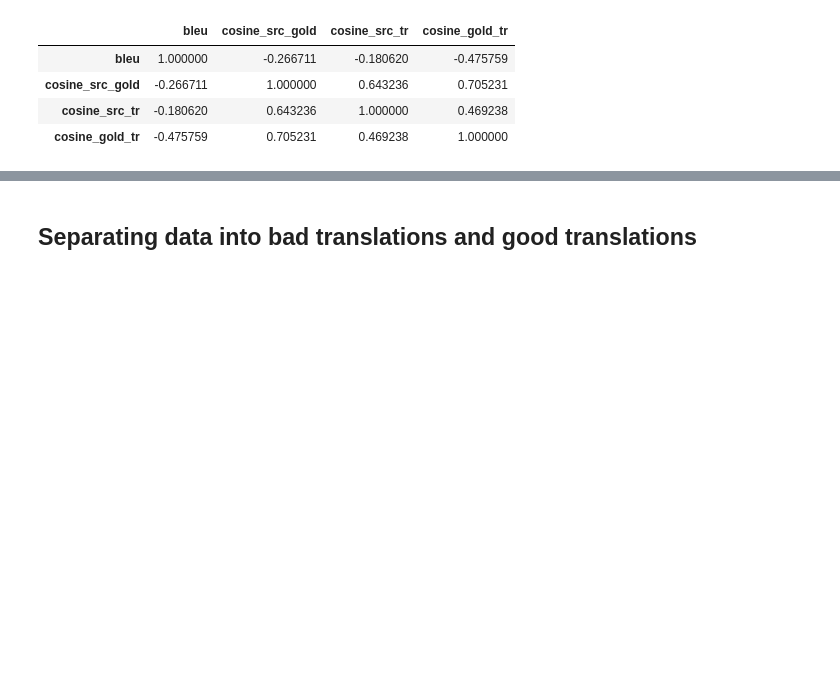
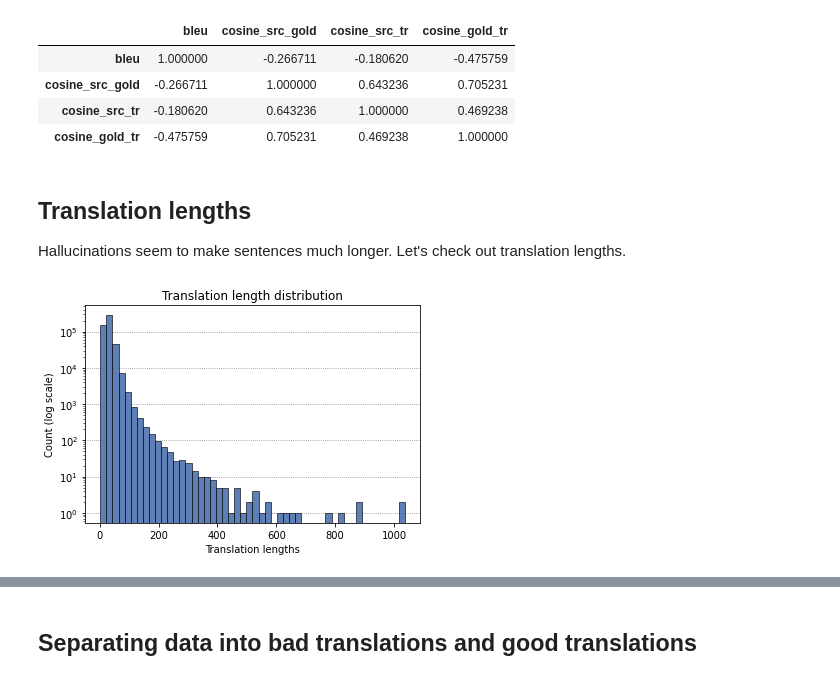
Before and after one commit to no-brainer/tda-mt-mirror, a Jupyter notebook: analysis/translation_scores_analysis.ipynb, the cells around one changed output, grey strips where cells are left out. Cells and saved outputs as stored; diff of their text form; code cells hidden in the pictures; blank space fills up the shorter version.

Commit message:
upd: length histograms

```diff
--- a/analysis/translation_scores_analysis.ipynb
+++ b/analysis/translation_scores_analysis.ipynb
@@ -232,3 +232,28 @@ Correlation between evaluation scores
 | cosine_src_gold | -0.266711 | 1.000000 | 0.643236 | 0.705231 |
 | cosine_src_tr | -0.180620 | 0.643236 | 1.000000 | 0.469238 |
 | cosine_gold_tr | -0.475759 | 0.705231 | 0.469238 | 1.000000 |
+# %% [markdown]
+## Translation lengths
+
+Hallucinations seem to make sentences much longer. Let's check out translation lengths.
+# %%
+df["lengths"] = df.translation.str.len()
+
+sns.histplot(df.lengths, bins=50, alpha=0.9, zorder=10)
+
+ax = plt.gca()
+ax.set_yscale("log")
+ax.set(
+    title="Translation length distribution",
+    xlabel="Translation lengths",
+    ylabel="Count (log scale)",
+)
+
+ax.yaxis.grid(linestyle="dotted", color="grey", zorder=0)
+
+plt.savefig(
+    os.path.join(PLOTS_PATH, f"translation_length_distr_{date.today()}.pdf"),
+    bbox_inches="tight"
+)
+# %% [output]
+[figure, added]
```
Also changed, not shown: parts of 6 cells of this notebook.
